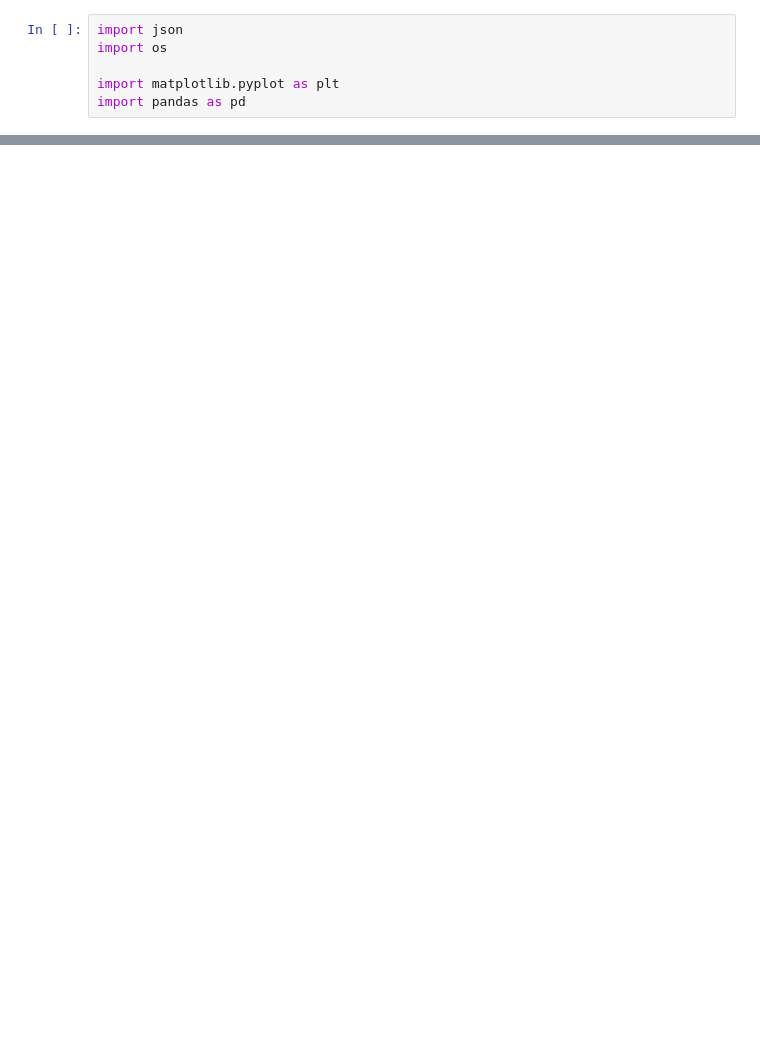
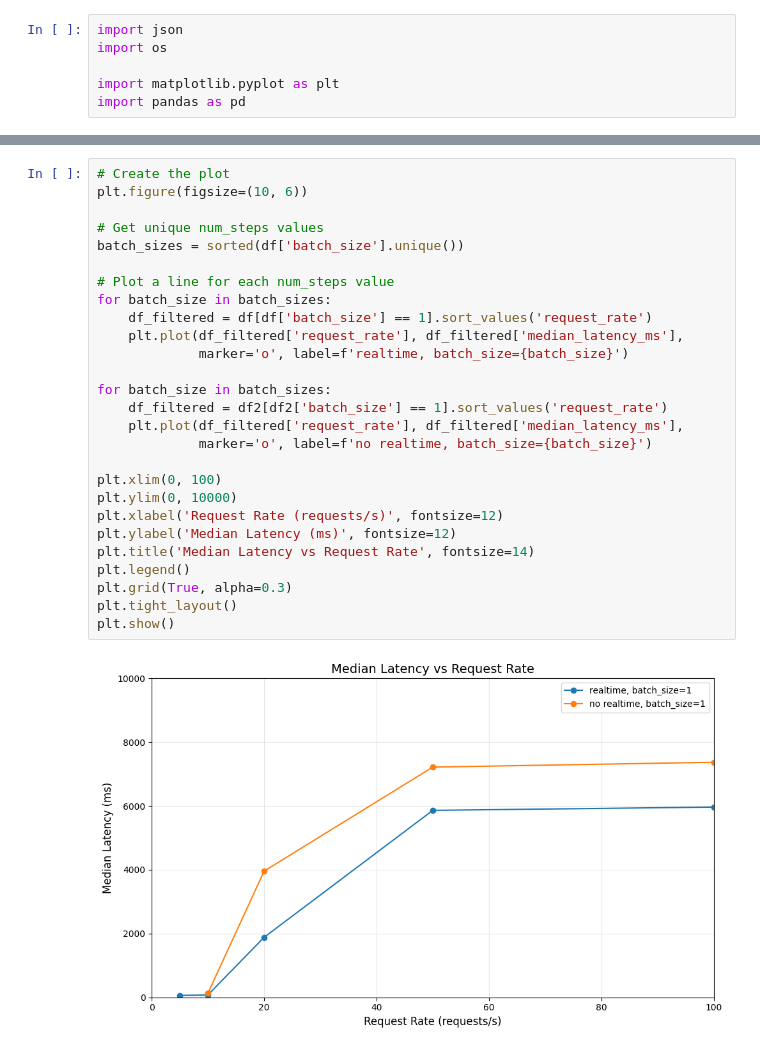
Before and after one commit to ChenZhenY/openpi, a Jupyter notebook: notebooks/benchmark.ipynb, the cells around one changed output, grey strips where cells are left out. Drawn from its saved outputs; the diff is of its cells as text; blank space fills up the shorter version.

```diff
--- a/notebooks/benchmark.ipynb
+++ b/notebooks/benchmark.ipynb
@@ -67,3 +80,32 @@ plt.show()
+# %%
+# Create the plot
+plt.figure(figsize=(10, 6))
+
+# Get unique num_steps values
+batch_sizes = sorted(df['batch_size'].unique())
+
+# Plot a line for each num_steps value
+for batch_size in batch_sizes:
+    df_filtered = df[df['batch_size'] == 1].sort_values('request_rate')
+    plt.plot(df_filtered['request_rate'], df_filtered['median_latency_ms'],
+             marker='o', label=f'realtime, batch_size={batch_size}')
+
+for batch_size in batch_sizes:
+    df_filtered = df2[df2['batch_size'] == 1].sort_values('request_rate')
+    plt.plot(df_filtered['request_rate'], df_filtered['median_latency_ms'],
+             marker='o', label=f'no realtime, batch_size={batch_size}')
+
+plt.xlim(0, 100)
+plt.ylim(0, 10000)
+plt.xlabel('Request Rate (requests/s)', fontsize=12)
+plt.ylabel('Median Latency (ms)', fontsize=12)
+plt.title('Median Latency vs Request Rate', fontsize=14)
+plt.legend()
+plt.grid(True, alpha=0.3)
+plt.tight_layout()
+plt.show()
+# %% [output]
+[figure, added]
 # %%
 # Create the plot
 plt.figure(figsize=(10, 6))
```
Also changed, not shown: parts of 5 cells of this notebook, 53 other files.
